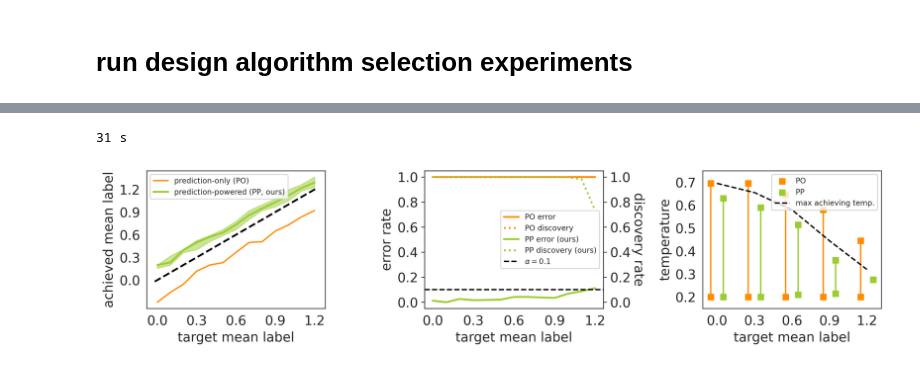
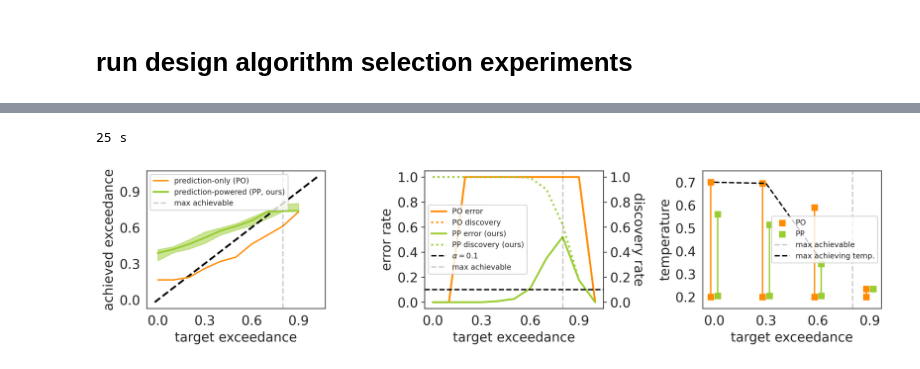
Before and after one commit to clarafy/design-algorithm-selection, a Jupyter notebook: notebooks/gb1-022823.ipynb, the cells around one changed output, grey strips where cells are left out. Cells and saved outputs as stored; diff of their text form; code cells hidden in the pictures.

Commit message:
rewrite rna binding task and models

```diff
--- a/notebooks/gb1-022823.ipynb
+++ b/notebooks/gb1-022823.ipynb
@@ -47,11 +55,15 @@ plt.title('GB1 data');
 # %%
 # load model
 reload(gb1)
+reload(models)
+
 n_hidden = 10
 n_model = 3
 device = torch.device(0)
 
-model = gb1.EnrichmentFeedForward(
+model = models.EnrichmentFeedForward(
+    4,
+    gb1.AA,
     n_hidden=n_hidden,
     n_model=n_model,
     device=device
@@ -291,7 +316,7 @@ for v, val in enumerate(target_values):
 
 print('{} s'.format(int(time() - t0)))
 # %% [output]
-31 s
+25 s
 # %%
 # plot results
 plt.rcParams["font.size"] = 14
@@ -302,8 +327,8 @@ imp_color = 'darkorange'
 pp_color = 'yellowgreen'
 q_low = 0.25
 q_high = 0.75
-trial_idx = 451
-offset = 0.05
+trial_idx = 25 # 451
+offset = 0.02
 example_targets = np.arange(np.min(target_values), np.max(target_values), 0.3)
 
 axs[0].plot(
@@ -312,12 +337,12 @@ axs[0].plot(
     '--k', linewidth=2
 );
 axs[0].plot(
-    target_values, [np.median(worst) for worst in impworst_v],
+    target_values, [np.median(worst) if len(worst) else np.nan for worst in impworst_v],
     c=imp_color, label='prediction-only (PO)', linewidth=1.5,
 )
 axs[0].fill_between(
-    target_values, [np.quantile(worst, q_low) for worst in impworst_v],
-    [np.quantile(worst, q_high) for worst in impworst_v],
+    target_values, [np.quantile(worst, q_low) if len(worst) else np.nan for worst in impworst_v],
+    [np.quantile(worst, q_high) if len(worst) else np.nan for worst in impworst_v],
     color=imp_color, alpha=0.5
 )
 axs[0].plot(
@@ -325,53 +350,62 @@ axs[0].plot(
     c=pp_color, label='prediction-powered (PP, ours)', linewidth=2,
 )
 axs[0].fill_between(
-    target_values, [np.quantile(worst, q_low) for worst in ppworst_v],
-    [np.quantile(worst, q_high) for worst in ppworst_v],
+    target_values, [np.quantile(worst, q_low) if len(worst) else np.nan for worst in ppworst_v],
+    [np.quantile(worst, q_high) if len(worst) else np.nan for worst in ppworst_v],
     color=pp_color, alpha=0.5, # label='PP ({:.2f} - {:.2f})'.format(q_low, q_high)
 )
+max_achievable = np.max(list(temp2exceedance.values())) if run_exceedance else np.max(list(temp2mean.values()))
+axs[0].axvline(max_achievable, linestyle='--', color='k', alpha=0.2, label='max achievable')
 axs[0].legend(fontsize=8)
-axs[0].set_xlabel('target mean label');
-axs[0].set_ylabel('achieved mean label');
+axs[0].set_xlabel('target exceedance' if run_exceedance else 'target mean label');
+axs[0].set_ylabel('achieved exceedance' if run_exceedance else 'achieved mean label');
 axs[0].set_xticks(np.arange(np.min(target_values), np.max(target_values), 0.3))
 axs[0].set_yticks(np.arange(np.min(target_values), np.max(target_values), 0.3))
 
 axs[1].set_ylabel('error rate');
-axs[1].set_xlabel('target mean label');
+axs[1].set_xlabel('target exceedance' if run_exceedance else 'target mean label');
 axs[1].set_ylim([-0.05, 1.05])
 axs[1].set_xticks(np.arange(np.min(target_values), np.max(target_values), 0.3))
 axs[1].set_yticks(np.arange(0, 1.1, 0.2))
 
 disc_ax = axs[1].twinx()
 disc_ax.plot(target_values, imperr_v, c=imp_color, linewidth=2, label='PO error');
 disc_ax.plot(target_values, impdisc_v, ':', c=imp_color, linewidth=2, label='PO discovery');
 disc_ax.plot(target_values, pperr_v, c=pp_color, linewidth=2, label='PP error (ours)');
 disc_ax.plot(target_values, ppdisc_v, ':', c=pp_color, linewidth=2, label='PP discovery (ours)');
 disc_ax.axhline(alpha, linestyle='--', color='k', linewidth=1.5, label=r'$\alpha = {}$'.format(alpha));
+disc_ax.axvline(max_achievable, linestyle='--', color='k', alpha=0.2, label='max achievable')
 disc_ax.legend(fontsize=8)
 disc_ax.set_ylabel('discovery rate', rotation=270, labelpad=15);
 disc_ax.set_yticks(np.arange(0, 1.1, 0.2))
 
 maxtemp_v = []
 for v, val in enumerate(example_targets):
-    maxtemp_v.append(np.max([t for t in temperatures if temp2mean[round(t, 4)] >= val]))
+    if run_exceedance:
+        temps = [t for t in temperatures if temp2exceedance[round(t, 4)] >= val]
+        maxtemp_v.append(np.max(temps) if len(temps) else np.nan)
+    else:
+        maxtemp_v.append(np.max([t for t in temperatures if temp2mean[round(t, 4)] >= val]))
     axs[2].plot([val - offset, val - offset], val2impselected[round(val, 4)][trial_idx], c=imp_color)
     axs[2].scatter(
         [val - offset, val - offset], val2impselected[round(val, 4)][trial_idx],
         marker='s', c=imp_color, label='PO' if v == 0 else None
     )
-    axs[2].plot([val + offset, val + offset], val2ppselected[round(val, 4)][trial_idx], c=pp_color)
-    axs[2].scatter(
-        [val + offset, val + offset], val2ppselected[round(val, 4)][trial_idx],
-        marker='s', c=pp_color, label='PP' if v == 0 else None
-    )
+    if len(val2ppselected[round(val, 4)][trial_idx]):
+        axs[2].plot([val + offset, val + offset], val2ppselected[round(val, 4)][trial_idx], c=pp_color)
+        axs[2].scatter(
+            [val + offset, val + offset], val2ppselected[round(val, 4)][trial_idx],
+            marker='s', c=pp_color, label='PP' if v == 0 else None
+        )
+axs[2].axvline(max_achievable, linestyle='--', color='k', alpha=0.2, label='max achievable')
 axs[2].plot(example_targets, maxtemp_v, '--k', linewidth=1.5, label='max achieving temp.')
 axs[2].legend(fontsize=8)
 axs[2].set_ylim([0.15, 0.75])
 axs[2].set_ylabel('temperature');
-axs[2].set_xlabel('target mean label')
+axs[2].set_xlabel('target exceedance' if run_exceedance else 'target mean label')
 axs[2].set_xticks(np.arange(np.min(target_values), np.max(target_values), 0.3))
 axs[2].set_yticks(np.arange(0.2, 0.71, 0.1))
 
 fig.tight_layout()
 # %% [output]
-[figure, old version]
+[figure, new version]
```
Also changed, not shown: parts of 3 cells of this notebook, 5 other files.
